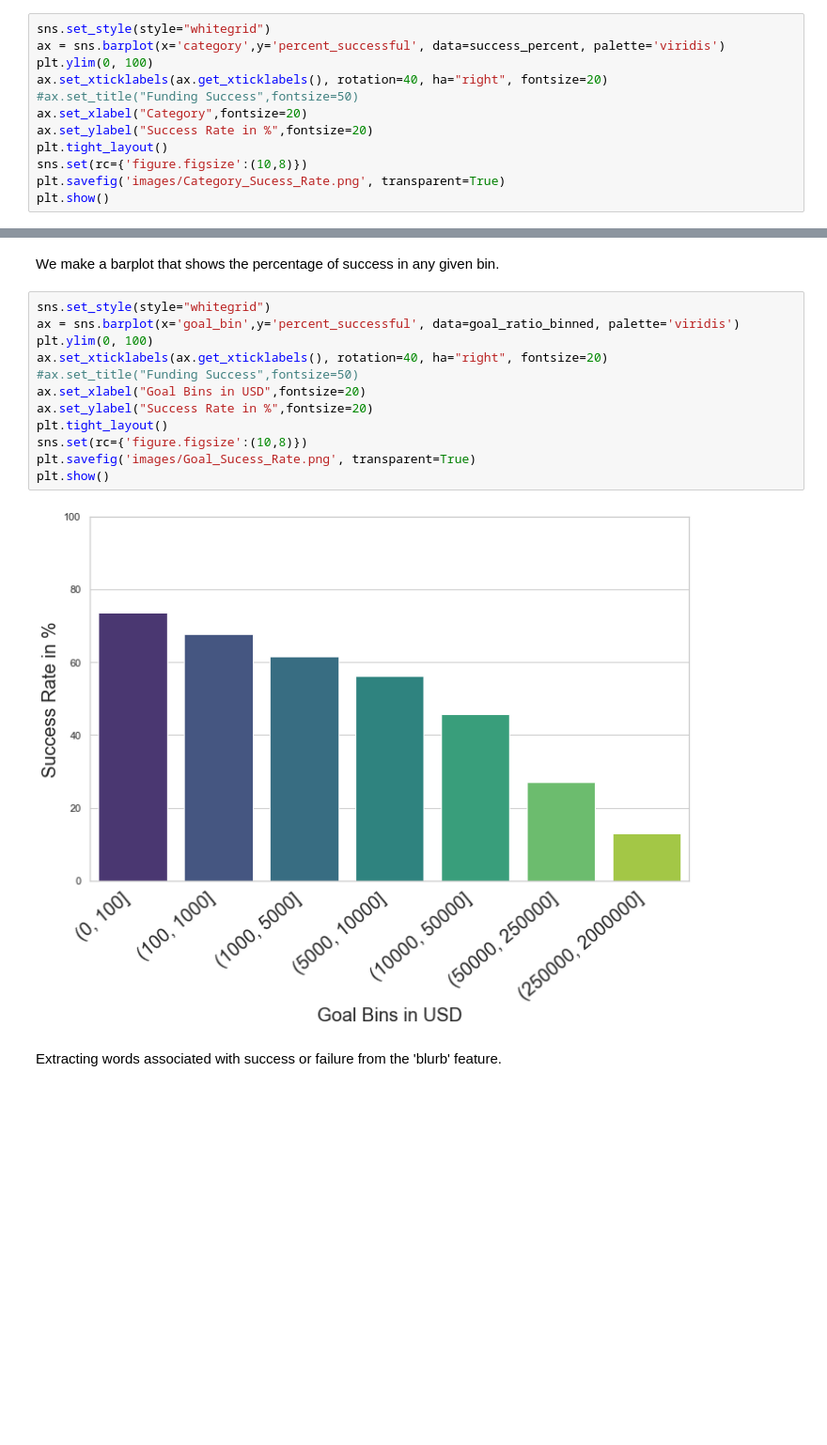
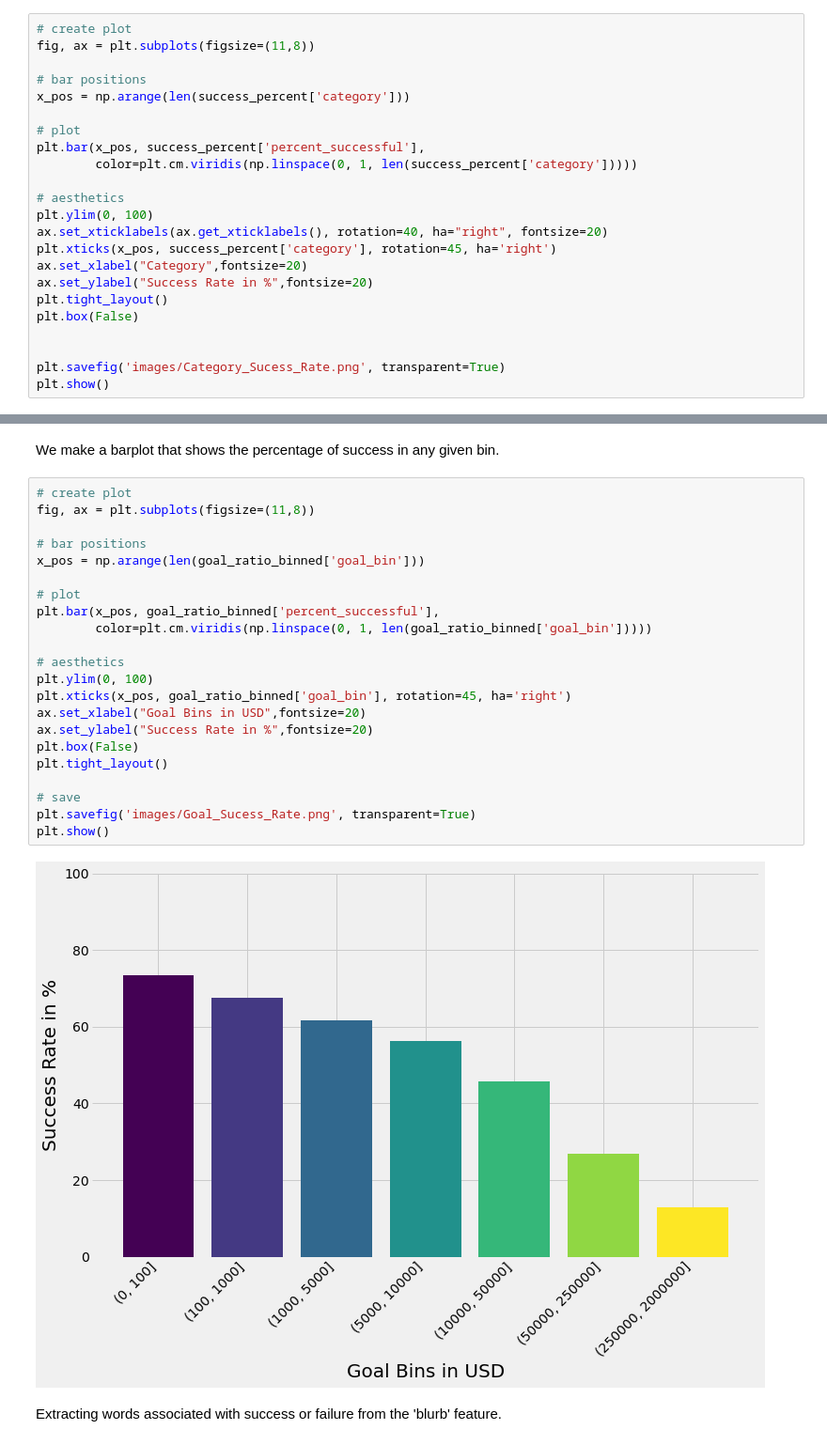
Before and after one commit to ho-ya/Kickstarter_Success_Prediction, a Jupyter notebook: Notebook_Kickstarter_prediction.ipynb, the cells around one changed output, grey strips where cells are left out. Shown at 94% size. Cells and saved outputs as stored; diff of their text form; blank space fills up the shorter version.

```diff
--- a/Notebook_Kickstarter_prediction.ipynb
+++ b/Notebook_Kickstarter_prediction.ipynb
@@ -252,13 +254,24 @@ Making a figure that displays success percentage by category in a barplot.
 # %%
-sns.set_style(style="whitegrid")
-ax = sns.barplot(x='category',y='percent_successful', data=success_percent, palette='viridis')
+# create plot
+fig, ax = plt.subplots(figsize=(11,8))
+
+# bar positions
+x_pos = np.arange(len(success_percent['category']))
+
+# plot
+plt.bar(x_pos, success_percent['percent_successful'],
+        color=plt.cm.viridis(np.linspace(0, 1, len(success_percent['category']))))
+
+# aesthetics
 plt.ylim(0, 100)
 ax.set_xticklabels(ax.get_xticklabels(), rotation=40, ha="right", fontsize=20)
-#ax.set_title("Funding Success",fontsize=50)
+plt.xticks(x_pos, success_percent['category'], rotation=45, ha='right')
 ax.set_xlabel("Category",fontsize=20)
 ax.set_ylabel("Success Rate in %",fontsize=20)
 plt.tight_layout()
-sns.set(rc={'figure.figsize':(10,8)})
+plt.box(False)
+
+
 plt.savefig('images/Category_Sucess_Rate.png', transparent=True)
 plt.show()
 # %% [output]
@@ -298,19 +311,29 @@ goal_ratio_binned
 # %% [markdown]
 We make a barplot that shows the percentage of success in any given bin.
 # %%
-sns.set_style(style="whitegrid")
-ax = sns.barplot(x='goal_bin',y='percent_successful', data=goal_ratio_binned, palette='viridis')
+# create plot
+fig, ax = plt.subplots(figsize=(11,8))
+
+# bar positions
+x_pos = np.arange(len(goal_ratio_binned['goal_bin']))
+
+# plot
+plt.bar(x_pos, goal_ratio_binned['percent_successful'],
+        color=plt.cm.viridis(np.linspace(0, 1, len(goal_ratio_binned['goal_bin']))))
+
+# aesthetics
 plt.ylim(0, 100)
-ax.set_xticklabels(ax.get_xticklabels(), rotation=40, ha="right", fontsize=20)
-#ax.set_title("Funding Success",fontsize=50)
+plt.xticks(x_pos, goal_ratio_binned['goal_bin'], rotation=45, ha='right')
 ax.set_xlabel("Goal Bins in USD",fontsize=20)
 ax.set_ylabel("Success Rate in %",fontsize=20)
+plt.box(False)
 plt.tight_layout()
-sns.set(rc={'figure.figsize':(10,8)})
+
+# save
 plt.savefig('images/Goal_Sucess_Rate.png', transparent=True)
 plt.show()
 # %% [output]
-[figure, old version]
+[figure, new version]
 # %% [markdown]
 Extracting words associated with success or failure from the 'blurb' feature.
 # %%
```
Also changed, not shown: parts of 42 cells of this notebook.
